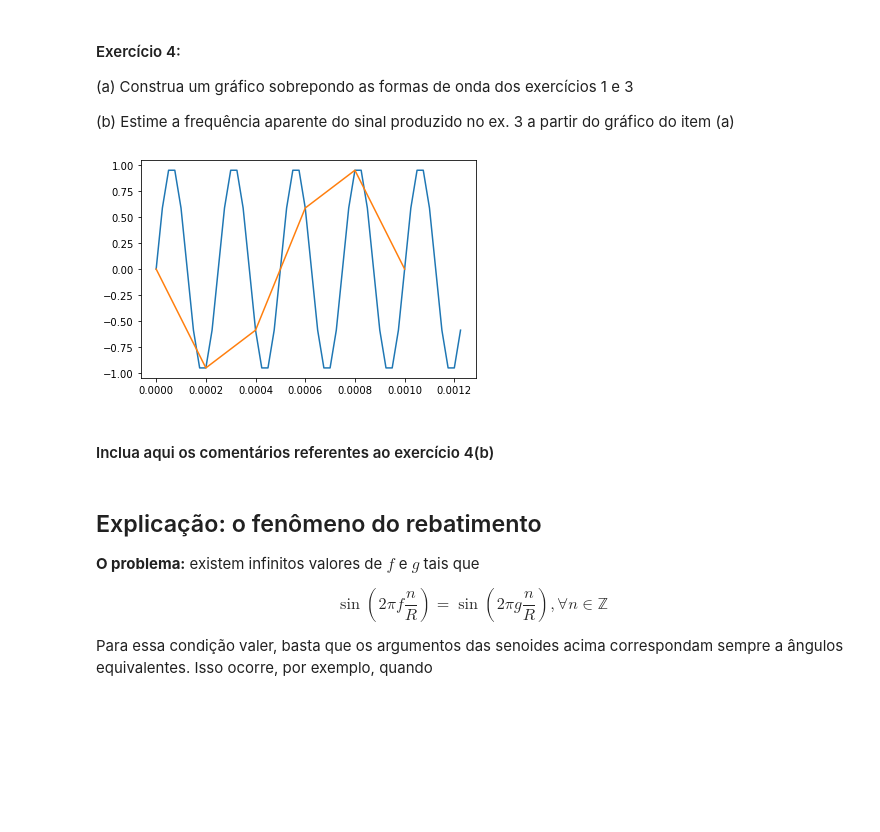
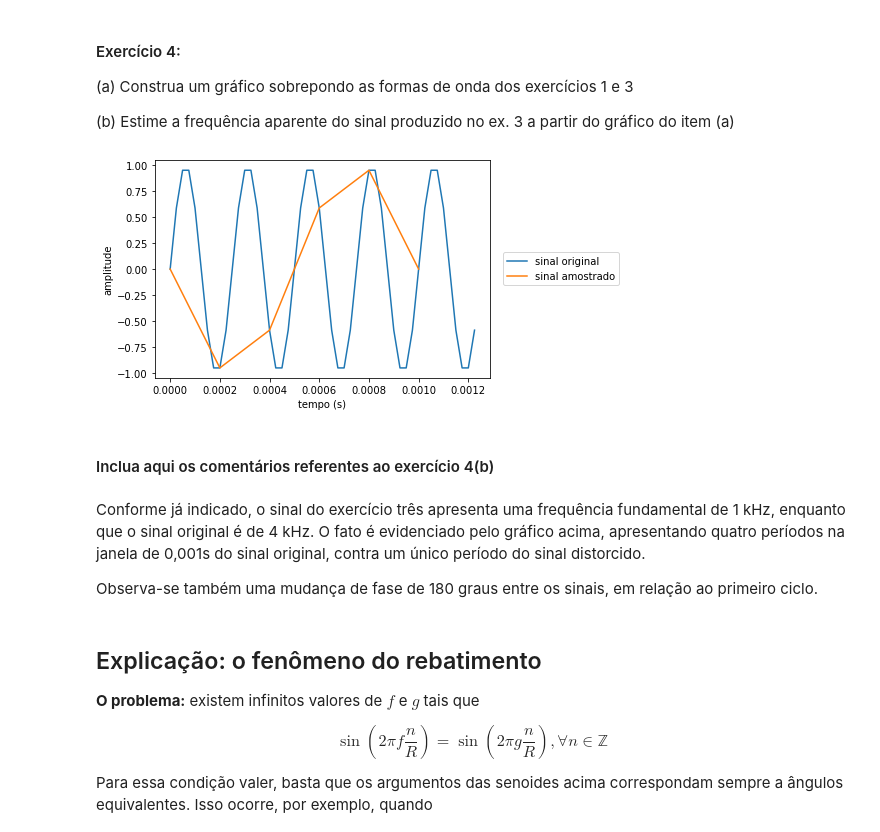
Before and after one commit to cirobr/mac5920-processamento-sinais-digitais, a Jupyter notebook: EP1_2320769.ipynb, the cells around one changed output. Saved outputs shown, nothing was run; the diff lists cells and outputs as text; code cells hidden in the pictures; blank space fills up the shorter version.

```diff
--- a/EP1_2320769.ipynb
+++ b/EP1_2320769.ipynb
@@ -107,13 +123,20 @@ display(Audio(x_3, rate=R))
 # %%
 # Exercício 4(a)
 # Dica: basta fazer chamadas consecutivas da função plt.plot()
-plt.plot(t_1[:npontos_1], x_1[:npontos_1])
-plt.plot(t_3[:npontos_3], x_3[:npontos_3])
+plt.plot(t_1[:npontos_1], x_1[:npontos_1], label = "sinal original")
+plt.plot(t_3[:npontos_3], x_3[:npontos_3], label = "sinal amostrado")
+plt.xlabel("tempo (s)")
+plt.ylabel("amplitude")
+plt.legend(bbox_to_anchor=(1.4, 0.6))
 plt.show()
 # %% [output]
-[figure, old version]
+[figure, new version]
 # %% [markdown]
 #### Inclua aqui os comentários referentes ao exercício 4(b)
+# %% [markdown]
+Conforme já indicado, o sinal do exercício três apresenta uma frequência fundamental de 1 kHz, enquanto que o sinal original é de 4 kHz. O fato é evidenciado pelo gráfico acima, apresentando quatro períodos na janela de 0,001s do sinal original, contra um único período do sinal distorcido.
+
+Observa-se também uma mudança de fase de 180 graus entre os sinais, em relação ao primeiro ciclo.
 # %% [markdown]
 ## Explicação: o fenômeno do rebatimento
 
```
Also changed, not shown: parts of 6 cells of this notebook, 4 other files.
